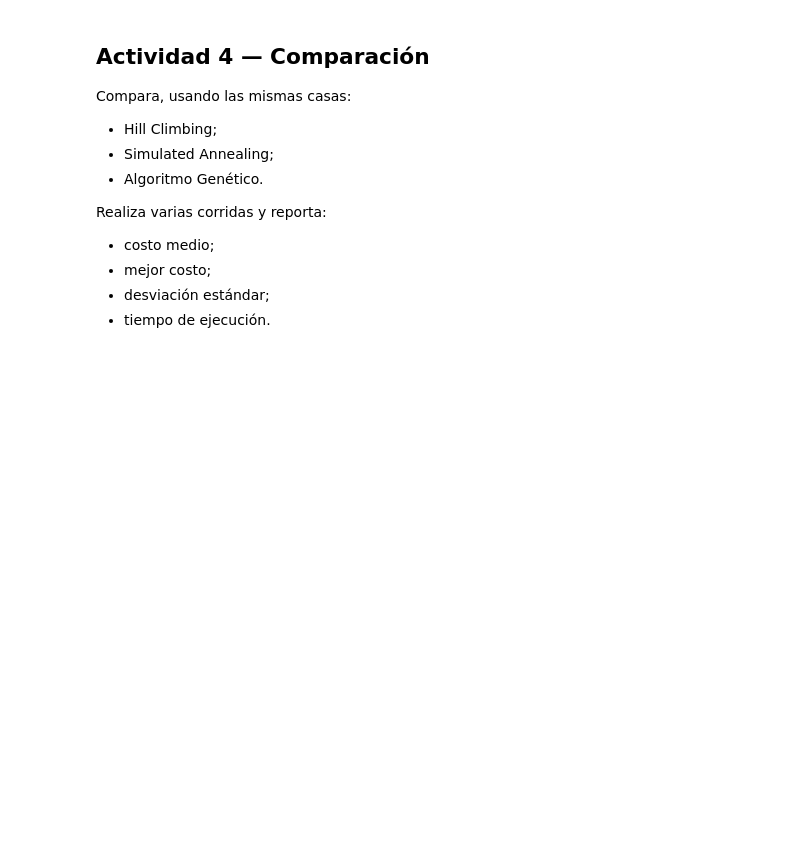
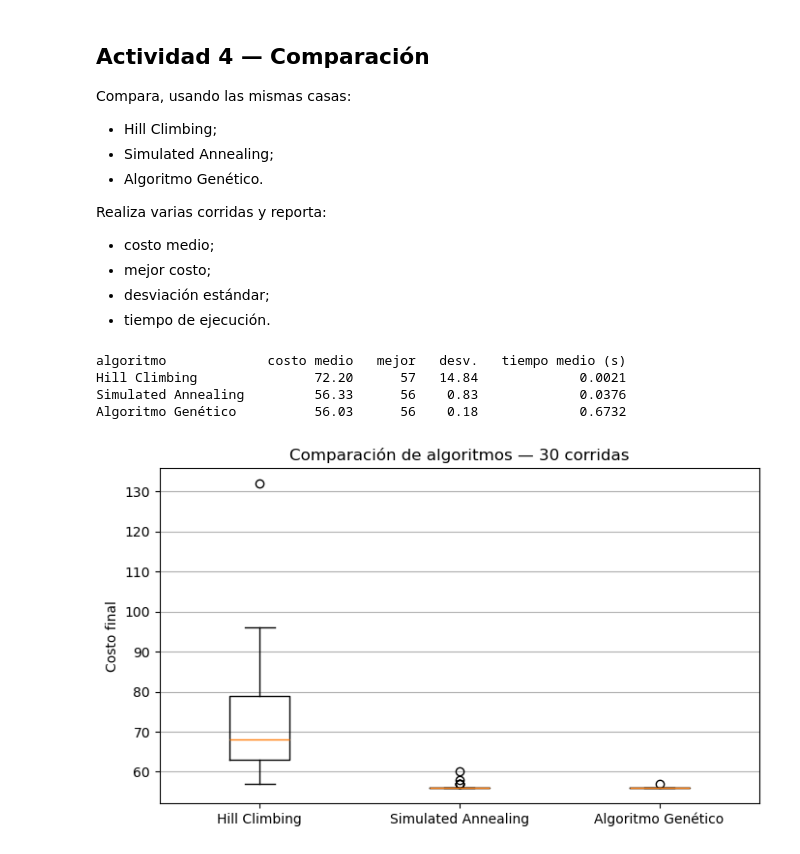
Before and after one commit to Diego-Alejandro-angarita/IA_tasks, a Jupyter notebook: Actividad2/03_algoritmos_geneticos_hospitales.ipynb, the cells around one changed output. Drawn from its saved outputs; the diff is of its cells as text; code cells hidden in the pictures; blank space fills up the shorter version.

```diff
--- a/Actividad2/03_algoritmos_geneticos_hospitales.ipynb
+++ b/Actividad2/03_algoritmos_geneticos_hospitales.ipynb
@@ -866,3 +992,57 @@ Realiza varias corridas y reporta:
+# %%
+N_RUNS = 30
+hc_costs, sa_costs, ga_costs = [], [], []
+hc_times, sa_times, ga_times = [], [], []
+
+for seed in range(N_RUNS):
+    rng = random.Random(seed)
+    start_state = random_initial_state(HEIGHT, WIDTH, houses, NUM_HOSPITALS, rng)
+
+    t0 = time.perf_counter()
+    _, hc_history = hill_climbing(HEIGHT, WIDTH, houses, start_state, rng=random.Random(seed))
+    hc_times.append(time.perf_counter() - t0)
+    hc_costs.append(hc_history[-1])
+
+    t0 = time.perf_counter()
+    _, sa_best_cost = simulated_annealing(
+        HEIGHT, WIDTH, houses, start_state,
+        iterations=1200, initial_temperature=20, cooling_rate=0.995,
+        rng=random.Random(seed),
+    )
+    sa_times.append(time.perf_counter() - t0)
+    sa_costs.append(sa_best_cost)
+
+    t0 = time.perf_counter()
+    ga_solution, _ = genetic_algorithm(
+        houses=houses, valid_cells=valid_hospital_cells,
+        height=HEIGHT, width=WIDTH, num_hospitals=NUM_HOSPITALS,
+        population_size=60, generations=100, seed=seed,
+    )
+    ga_times.append(time.perf_counter() - t0)
+    ga_costs.append(total_cost(houses, ga_solution))
+
+summary = {
+    'Hill Climbing': {'mean_cost': np.mean(hc_costs), 'best_cost': min(hc_costs), 'std_cost': np.std(hc_costs), 'mean_time': np.mean(hc_times)},
+    'Simulated Annealing': {'mean_cost': np.mean(sa_costs), 'best_cost': min(sa_costs), 'std_cost': np.std(sa_costs), 'mean_time': np.mean(sa_times)},
+    'Algoritmo Genético': {'mean_cost': np.mean(ga_costs), 'best_cost': min(ga_costs), 'std_cost': np.std(ga_costs), 'mean_time': np.mean(ga_times)},
+}
+
+print(f'{"algoritmo":<20} {"costo medio":>12} {"mejor":>7} {"desv.":>7} {"tiempo medio (s)":>18}')
+for name, row in summary.items():
+    print(f'{name:<20} {row["mean_cost"]:>12.2f} {row["best_cost"]:>7} {row["std_cost"]:>7.2f} {row["mean_time"]:>18.4f}')
+
+plt.figure(figsize=(8, 4.5))
+plt.boxplot([hc_costs, sa_costs, ga_costs], labels=['Hill Climbing', 'Simulated Annealing', 'Algoritmo Genético'])
+plt.ylabel('Costo final')
+plt.title('Comparación de algoritmos — 30 corridas')
+plt.grid(True, axis='y')
+plt.show()
+# %% [output]
+algoritmo             costo medio   mejor   desv.   tiempo medio (s)
+Hill Climbing               72.20      57   14.84             0.0021
+Simulated Annealing         56.33      56    0.83             0.0376
+Algoritmo Genético          56.03      56    0.18             0.6732
+[figure, added]
 # %% [markdown]
 ## Preguntas de cierre
 
```
Also changed, not shown: parts of 8 cells of this notebook, 1 other file.
